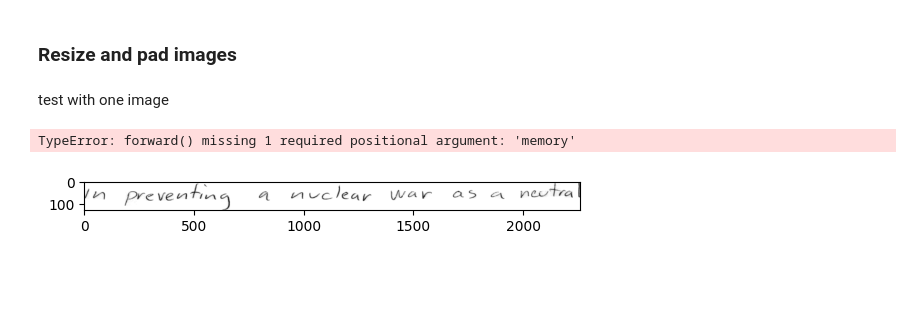
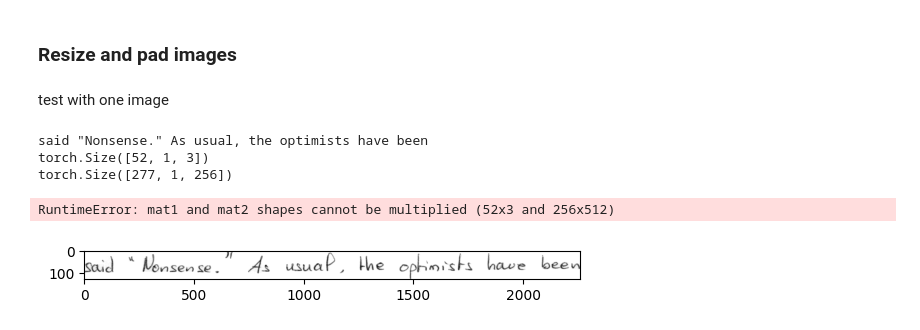
Before and after one commit to Jiayun-Zhang/HWR, a Jupyter notebook: IAM_pipelines/lightweight_transformer_pipeline.ipynb, the cells around one changed output. Drawn from its saved outputs; the diff is of its cells as text; code cells hidden in the pictures; blank space fills up the shorter version.

Commit message:
struggling with correct char embedding / mask input into decoder

```diff
--- a/IAM_pipelines/lightweight_transformer_pipeline.ipynb
+++ b/IAM_pipelines/lightweight_transformer_pipeline.ipynb
@@ -189,7 +221,11 @@ Model
 # %%
 class HWRTransformer(nn.Module):
-    def __init__(self, input_width, input_height, embedding_dim, batch_size):
+    def __init__(self, input_width, input_height, char_to_idx_mapping):
         super(HWRTransformer, self).__init__()
+        # create unique char to idx mapping
+        self.char_to_idx_mapping = char_to_idx_mapping
+        self.idx_to_char_mapping = {value: key for key, value in char_to_idx_mapping.items()}
+        # print(self.idx_to_char_mapping)
 
         # convolutional block (5 convolutions)
         # first convolution
@@ -252,8 +288,8 @@ class HWRTransformer(nn.Module):
         self.trans_encoder4 = nn.TransformerEncoderLayer(d_model = 256, nhead = 4, dim_feedforward = 1024, dropout = 0.2)
 
         # Here starts: decoder
-        # character embedding
-        self.char_embedding = nn.Embedding()
+        # character embedding (dim rule of thumb -> 4th sqrt of nr_embeddings: for ~80 = 3)
+        self.char_embedding = nn.Embedding(len(self.char_to_idx_mapping), 3)
 
         # transformer decoder layers (4 stacked transformer encoder layers (4 headed attention))
         self.trans_decoder1 = nn.TransformerDecoderLayer(d_model = 256, nhead = 4, dim_feedforward = 1024, dropout = 0.2)
@@ -261,7 +297,12 @@ class HWRTransformer(nn.Module):
         self.trans_decoder3 = nn.TransformerDecoderLayer(d_model = 256, nhead = 4, dim_feedforward = 1024, dropout = 0.2)
         self.trans_decoder4 = nn.TransformerDecoderLayer(d_model = 256, nhead = 4, dim_feedforward = 1024, dropout = 0.2)
 
-    def forward(self, input_img, interm_outputs):
+    # character to index for lookup in char embedding table
+    def charToIndex(self, char):
+        return self.unique_chars.index(char)
+
+    # first forward call: interm_outputs shoudl be a tensor with the embedding of <BOS>
+    def forward(self, input_img, output_embedding):
         # through 5 convolutional layers
         # first conv
         encoder_out = self.layerNorm1(self.maxPool(self.leakyRelu(self.conv1(input_img))))
@@ -302,11 +343,16 @@ class HWRTransformer(nn.Module):
         # add sinusodial positional information again
         encoder_out = self.pos_encoding(encoder_out)
 
+        # target sequence shifted right
+        decoder_in = self.char_embedding(output_embedding)
+        print(decoder_in.shape)
+        print(encoder_out.shape)
+
         # input encoder output and predicted chars into decoder (TODO: teacher forcing)
-        decoder_out = self.trans_decoder1(encoder_out, interm_outputs)
-        decoder_out = self.trans_decoder2(encoder_out, interm_outputs)
-        decoder_out = self.trans_decoder3(encoder_out, interm_outputs)
-        decoder_out = self.trans_decoder4(encoder_out, interm_outputs)
+        decoder_out = self.trans_decoder1(encoder_out, decoder_in)
+        decoder_out = self.trans_decoder2(encoder_out, decoder_in)
+        decoder_out = self.trans_decoder3(encoder_out, decoder_in)
+        decoder_out = self.trans_decoder4(encoder_out, decoder_in)
 
         return output1, decoder_out
 # %% [markdown]
@@ -326,23 +372,30 @@ def resizeBatch(images, image_width, image_height):
 # %% [markdown]
 test with one image
 # %%
-hwr_transformer = HWRTransformer(input_width, INPUT_HEIGHT)
+hwr_transformer = HWRTransformer(input_width, INPUT_HEIGHT, char_to_idx_mapping)
 
-test_image, _ = train_set.__getitem__(1)
+test_image, test_label = train_set.__getitem__(1)
 # print("Mean of image: %.2f" % test_image.float().mean().item())
 
 # create "batch" with single image resize
 test_image_batch = test_image.unsqueeze(0)
-# print(test_image_batch.size())
+print(test_label)
+test_label_idxs = torch.tensor([[hwr_transformer.char_to_idx_mapping[char]] for char in test_label])
+# add BOS and EOS tokens at beginning and end of sentence
+test_label_idxs = torch.cat([torch.tensor([[hwr_transformer.char_to_idx_mapping['<BOS>']]]), test_label_idxs])
+test_label_idxs = torch.cat([test_label_idxs, torch.tensor([[hwr_transformer.char_to_idx_mapping['<EOS>']]])])
 
 # resize
 resized_batch = resizeBatch(test_image_batch, input_width, INPUT_HEIGHT)
 # print(resized_batch.size())
 
 plt.imshow(resized_batch[0, 0, :, :], cmap = "gray")
 
-out1, out2 = hwr_transformer(resized_batch)
+out1, out2 = hwr_transformer(resized_batch, test_label_idxs)
 print(out1.size(), out2.size())
 # %% [output]
-TypeError: forward() missing 1 required positional argument: 'memory'
+said "Nonsense." As usual, the optimists have been
+torch.Size([52, 1, 3])
+torch.Size([277, 1, 256])
+RuntimeError: mat1 and mat2 shapes cannot be multiplied (52x3 and 256x512)
-[figure, old version]
+[figure, new version]
```
Also changed, not shown: parts of 9 cells of this notebook.
